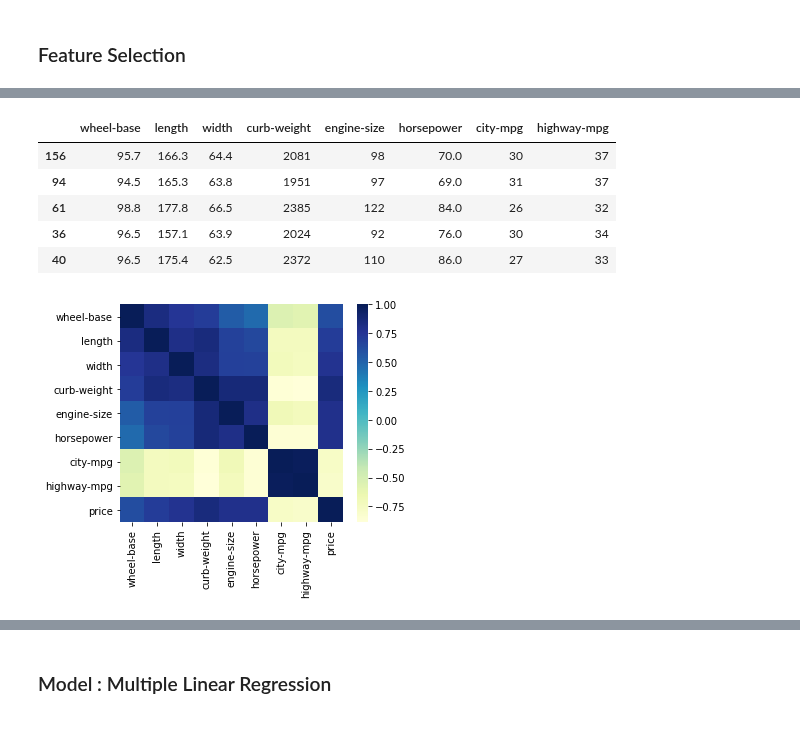
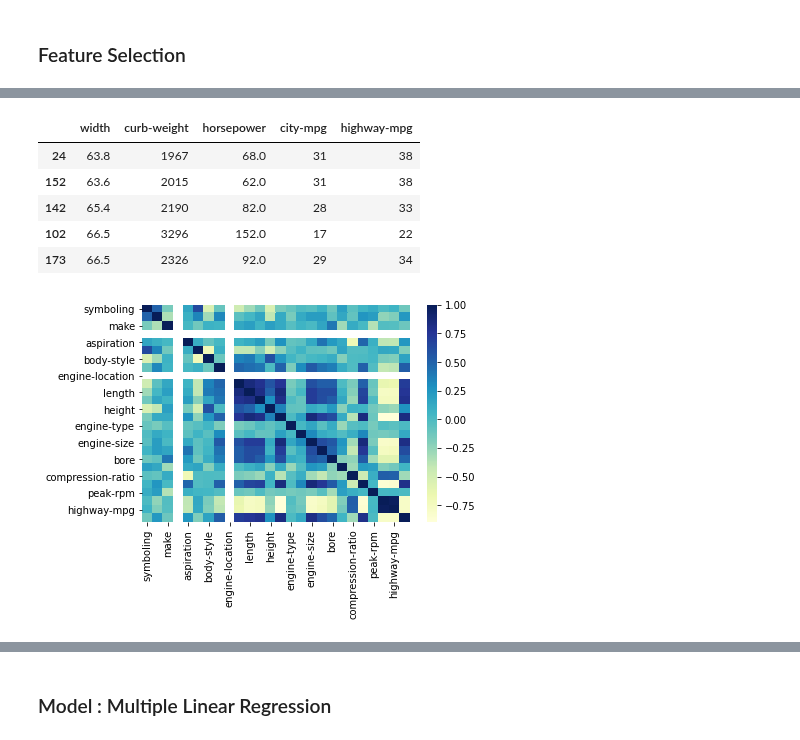
Before and after one commit to obeabi/Automobile_Data_Set, a Jupyter notebook: Auto_V3.ipynb, the cells around one changed output, grey strips where cells are left out. Drawn from its saved outputs; the diff is of its cells as text; code cells hidden in the pictures.

```diff
--- a/Auto_V3.ipynb
+++ b/Auto_V3.ipynb
@@ -760,3 +760,7 @@ df2_ce.head()
 | 2 | 1 | 122.0 | 3 | 181 | 165 | 86 | 68 | 75 | ... |
 | 3 | 2 | 164.0 | 6 | 181 | 165 | 115 | 94 | 118 | ... |
 | 4 | 2 | 164.0 | 6 | 181 | 165 | 115 | 94 | 8 | ... |
+# %%
+# Using label encoder
+df_le.drop(columns = ['horsepower-binned'], inplace= True)
+df_le.head()
@@ -763,5 +774,6 @@ df2_ce.head()
 # %%
 # Check for outliers
-zscore = np.abs(stats.zscore(df2_ce))
+from scipy import stats
+zscore = np.abs(stats.zscore(df_le))
 zscore
 # %% [output]
@@ -780,12 +792,12 @@ array([[1.72504964, 0.        , 1.30462196, ..., 0.65224901, 0.54228772,
         1.18803412]])
 # %%
 ## For simplicity remove all data with outliers
-df = df2_ce
+df = df_le
 df = df[(zscore <3).all(axis = 1)]
-print("The shape of the original dataframe is :", df2_ce.shape)
+print("The shape of the original dataframe is :", df_le.shape)
 print("The shape of the clean dataframe is :", df.shape)
 
-deleted_entries = df2_ce.shape[0] - df.shape[0]
+deleted_entries = df_le.shape[0] - df.shape[0]
 print("Entries deleted in the dataframe are :",  deleted_entries)
 # %% [output]
 The shape of the original dataframe is : (201, 26)
@@ -879,22 +864,22 @@ selected_features_fclass.head()
 selected_columns = selected_features_fclass.columns[selected_features_fclass.var() != 0]
 selected_columns
 # Get the validation dataset with the selected features.
-X_test[selected_columns].head()
+X_train[selected_columns].head()
 # %% [output]
-|  | wheel-base | length | width | curb-weight | engine-size | horsepower | city-mpg | highway-mpg |
-| 156 | 95.7 | 166.3 | 64.4 | 2081 | 98 | 70.0 | 30 | 37 |
-| 94 | 94.5 | 165.3 | 63.8 | 1951 | 97 | 69.0 | 31 | 37 |
-| 61 | 98.8 | 177.8 | 66.5 | 2385 | 122 | 84.0 | 26 | 32 |
-| 36 | 96.5 | 157.1 | 63.9 | 2024 | 92 | 76.0 | 30 | 34 |
-| 40 | 96.5 | 175.4 | 62.5 | 2372 | 110 | 86.0 | 27 | 33 |
+|  | width | curb-weight | horsepower | city-mpg | highway-mpg |
+| 24 | 63.8 | 1967 | 68.0 | 31 | 38 |
+| 152 | 63.6 | 2015 | 62.0 | 31 | 38 |
+| 142 | 65.4 | 2190 | 82.0 | 28 | 33 |
+| 102 | 66.5 | 3296 | 152.0 | 17 | 22 |
+| 173 | 66.5 | 2326 | 92.0 | 29 | 34 |
 # %%
 # Examine correlation matrix
-corr_matrix = df[['wheel-base', 'length','width','curb-weight', 'engine-size','horsepower','city-mpg', 'highway-mpg','price']].corr()
+corr_matrix = df.corr()
 
 
 ax = sns.heatmap(corr_matrix,  cmap = 'YlGnBu')
 # %% [output]
-[figure, old version]
+[figure, new version]
 # %%
 # Correlation analysis using pearson correlation
 
```
Also changed, not shown: parts of 45 cells of this notebook.
